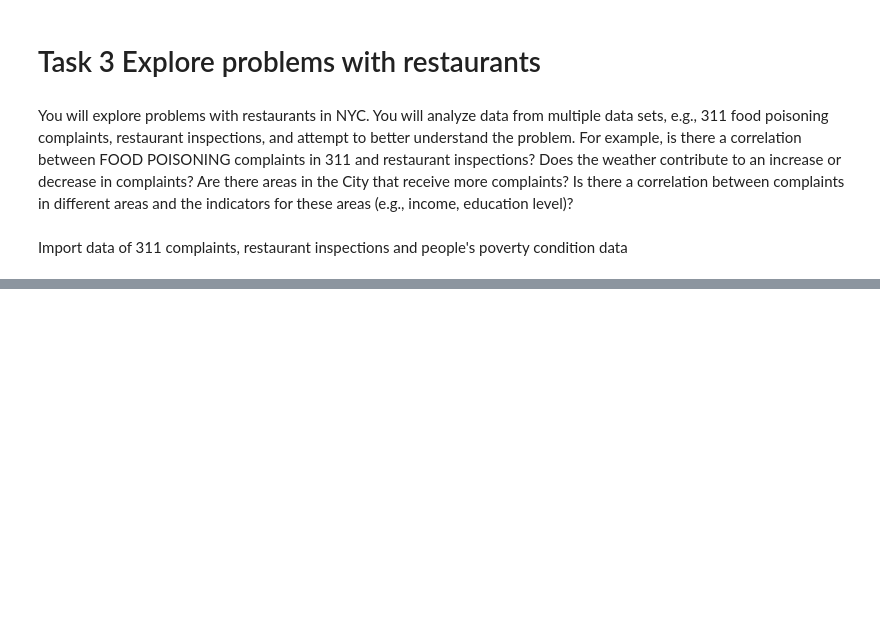
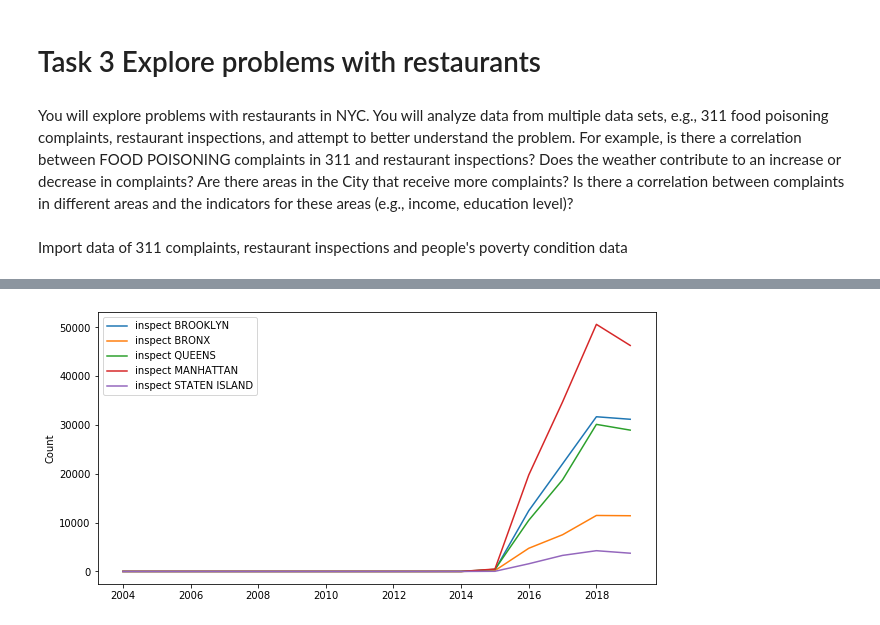
Before and after one commit to poi233/bigdata_project, a Jupyter notebook: Task3.ipynb, the cells around one changed output, grey strips where cells are left out. Cells and saved outputs as stored; diff of their text form; code cells hidden in the pictures; blank space fills up the shorter version.

```diff
--- a/Task3.ipynb
+++ b/Task3.ipynb
@@ -28,0 +94,10 @@ parser.parse('04/06/2010 01:45:57 PM').month
+# %%
+plt.figure(figsize=(10,5))
+for i in range(len(boroughs)):
+    plt.plot(years, food_inspect_boro_year[i], label="inspect %s" % boroughs[i])
+plt.legend(loc='best')
+plt.ylabel('Count')
+plt.savefig('./figures/task3/food_inspect_boro_year_relation_graph.png')
+plt.show()
+# %% [output]
+[figure, added]
```
Also changed, not shown: parts of 12 cells of this notebook, 5 other files.
